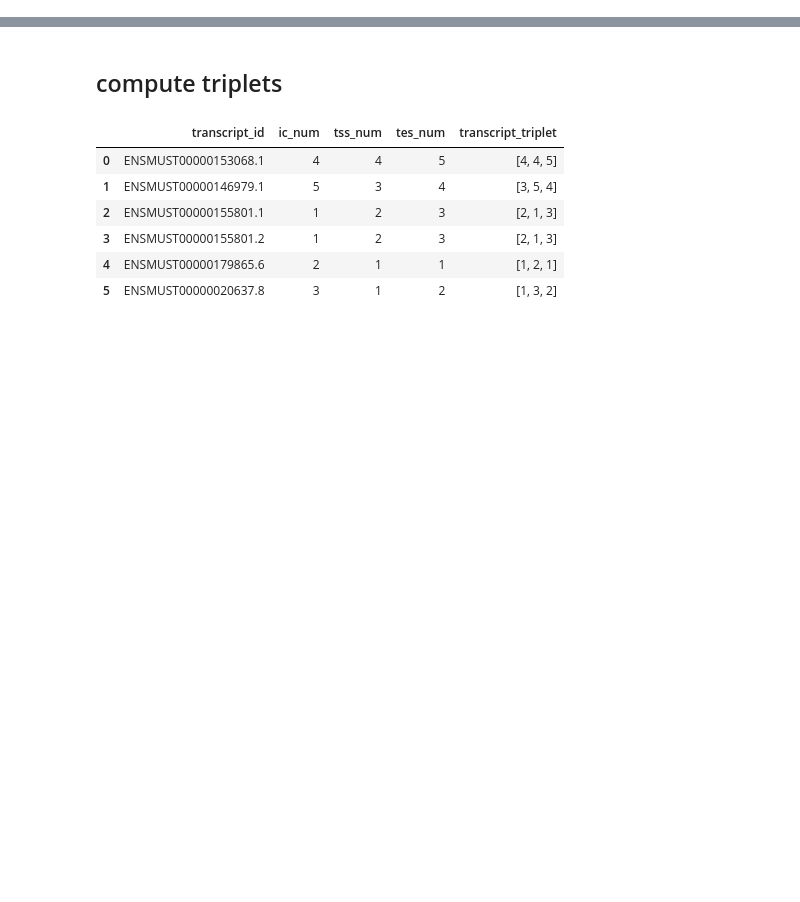
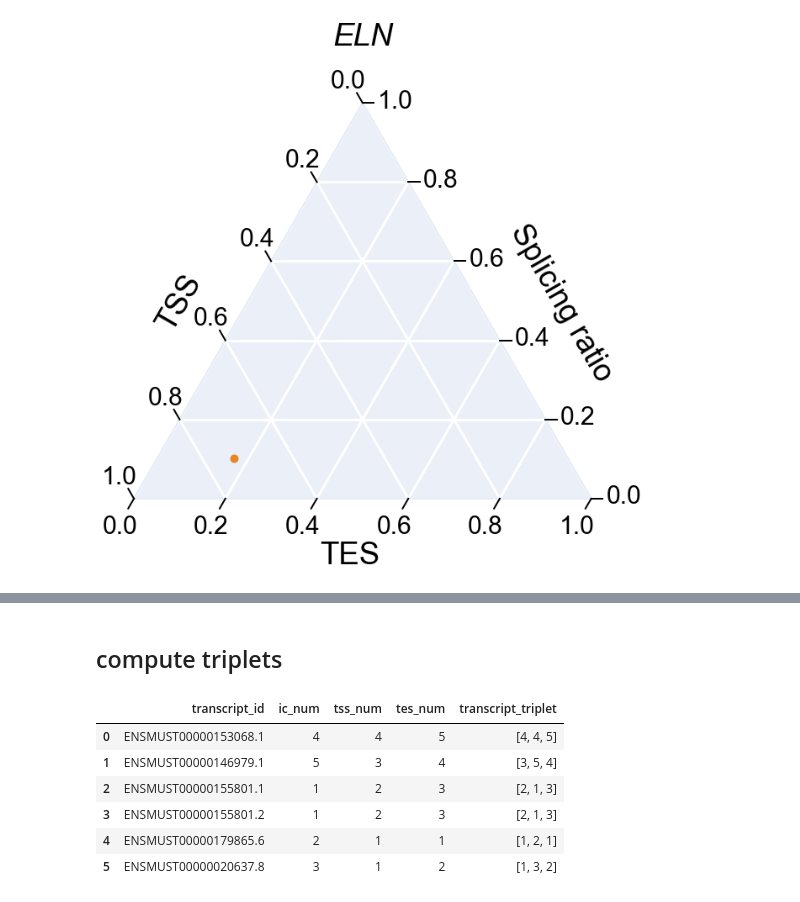
Before and after one commit to mortazavilab/cerberus, a Jupyter notebook: dev.ipynb, the cells around one changed output, grey strips where cells are left out. Saved outputs shown, nothing was run; the diff lists cells and outputs as text; code cells hidden in the pictures; blank space fills up the shorter version.

Commit message:
added support for reading cerberusannotations w/o tss, ic, tes tables (ie for those that just care about gene triplets)

```diff
--- a/dev.ipynb
+++ b/dev.ipynb
@@ -3,0 +182,2 @@ import pandas as pd
+# %%
+ca = cerberus.read('test_triplets.h5')
@@ -3,0 +189,3 @@ import pandas as pd
+# %%
+ca.plot_simplex(gene='ELN', scatter=True)
+# %% [output]
@@ -4,3 +194,4 @@ import pandas as pd
+[figure, added]
 # %%
 gtf = 'tests/files/Canx.gtf'
 dist = 50
```
Also changed, not shown: parts of 23 cells of this notebook, 2 other files.
